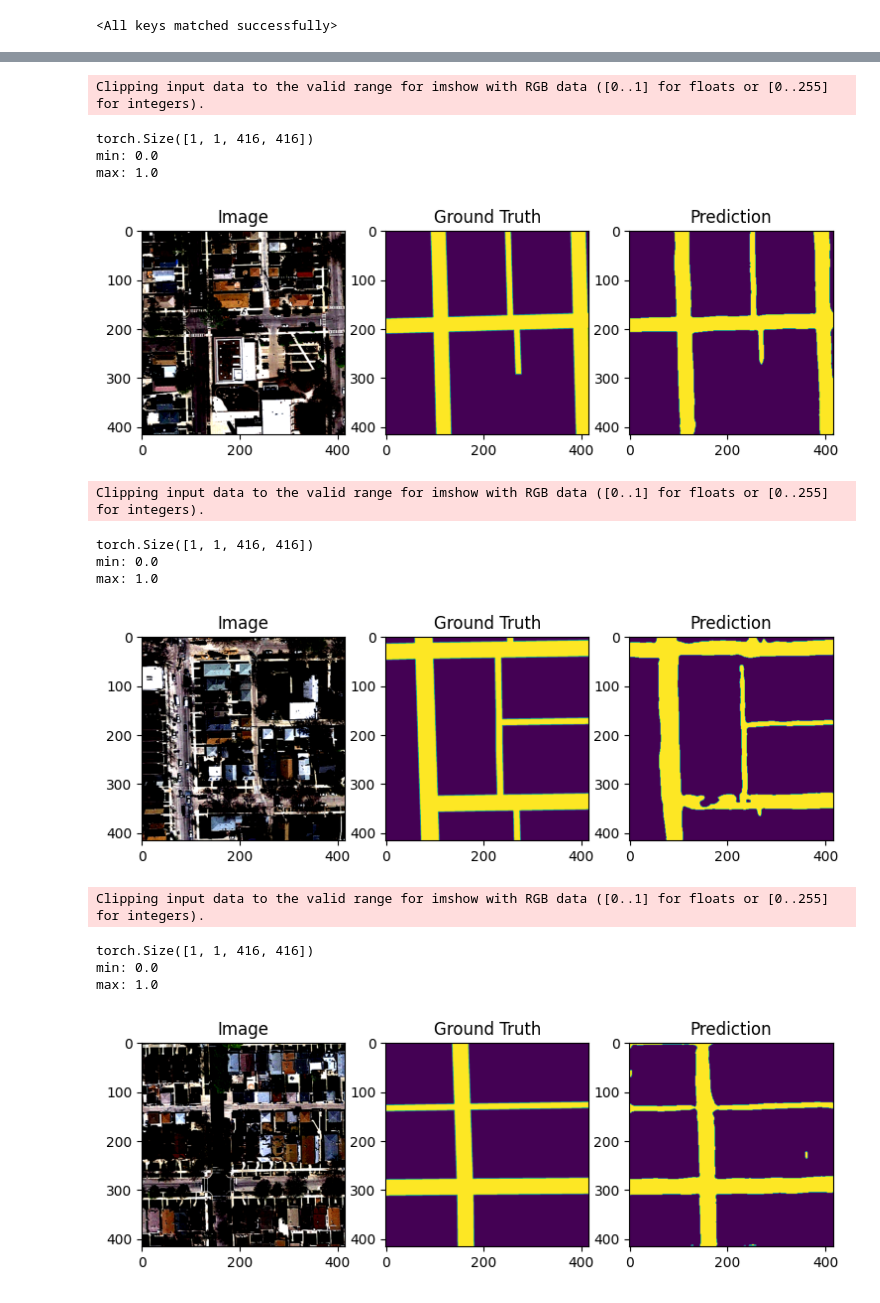
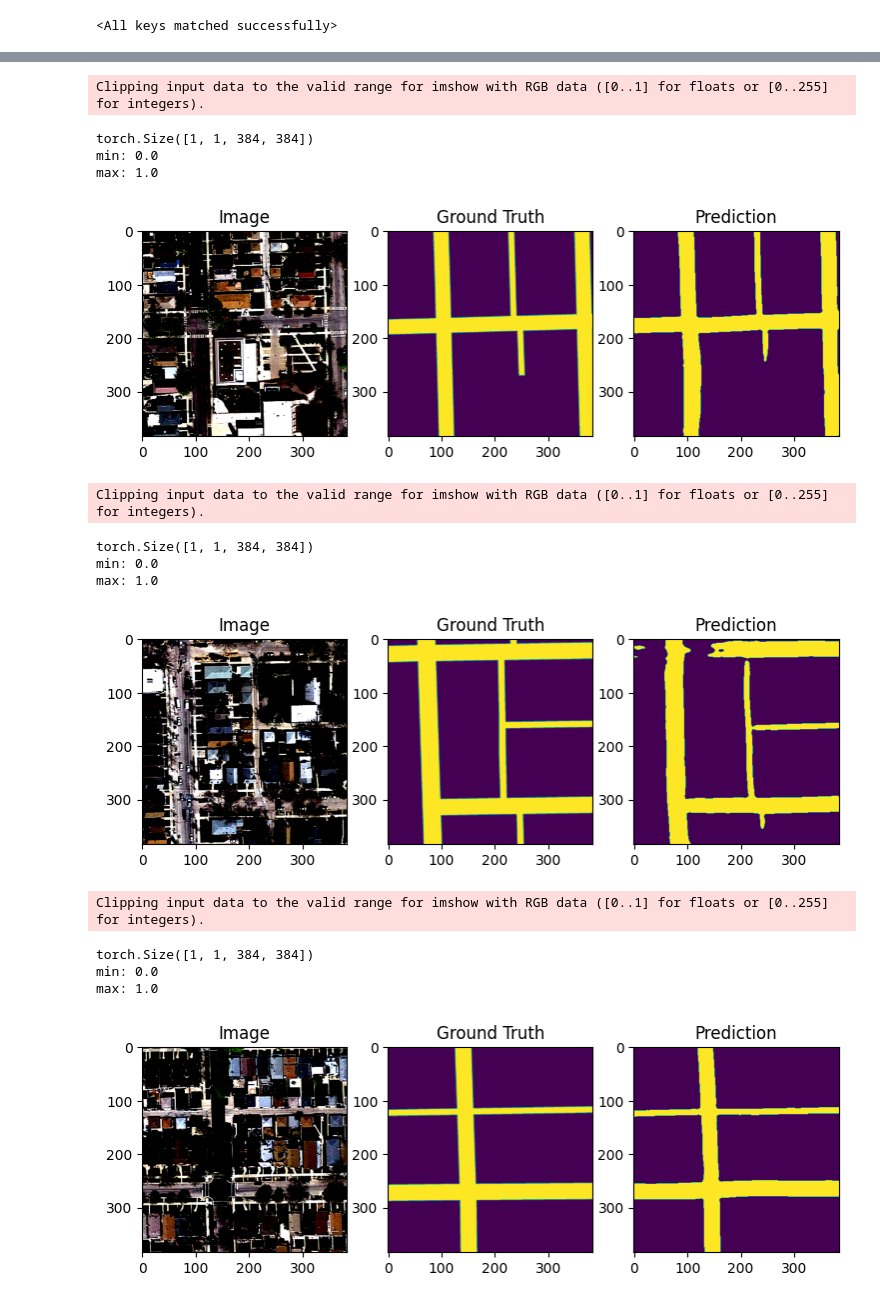
Before and after one commit to ilievanadezhda/CS-433-Road-Segmentation, a Jupyter notebook: notebooks/visualization.ipynb, the cells around one changed output, grey strips where cells are left out. Drawn from its saved outputs; the diff is of its cells as text; code cells hidden in the pictures.

```diff
--- a/notebooks/visualization.ipynb
+++ b/notebooks/visualization.ipynb
@@ -28,6 +35,6 @@ from models.DeepLabV3 import ResNet101
 # %%
 # select checkpoint
-MODEL = "models/checkpoints/unetv3-resnet50-normalization-BEST2.pt"
+MODEL = "models/checkpoints/unet-v3-effnet-flips-rotations.pt"
 # load checkpoint
 try:
     checkpoint = torch.load(MODEL)
@@ -73,5 +80,8 @@ image_transform = transforms.Compose(
 )
 # define gt tranform
 gt_transform = transforms.Compose(
-    [transforms.Resize((384, 384)), transforms.ToTensor()]
+    [
+        transforms.Resize((384, 384)),
+        transforms.ToTensor()
+    ]
 )
@@ -78,47 +90,56 @@ gt_transform = transforms.Compose(
 # %%
 # define threshold
-THR = 0.4
+THR = 0.5
+# define lists to store predictions and ground truths
+predictions = []
+groundtruths = []
 # visualize
-for K in range(10):
+for K in range(len(dataset)):
     # get image and ground truth
     image = image_transform(dataset[K][0])
     gt = gt_transform(dataset[K][1])
     # predict
+    # model.eval() # ONLY DEEPLAB
     prediction = model(image.unsqueeze(0))
     # apply sigmoid
     prediction = torch.sigmoid(prediction)
     prediction = (prediction > THR).float()
     print(prediction.shape)
     # convert to numpy array
     image = image.numpy().transpose(1, 2, 0)
     gt = gt.numpy().squeeze(0)
     prediction = prediction.detach().numpy().squeeze(0).squeeze(0)
+    # postprocess
+    # prediction = apply_morphological_operations(prediction)
     # print min and max value in prediction
     print("min:", np.min(prediction))
     print("max:", np.max(prediction))
     # plot
     fig, ax = plt.subplots(1, 3, figsize=(9, 3))
     ax[0].imshow(image)
     ax[0].set_title("Image")
     ax[1].imshow(gt)
     ax[1].set_title("Ground Truth")
     ax[2].imshow(prediction)
     ax[2].set_title("Prediction")
     plt.show()
+    # append predictions and ground truths for evaluation later
+    predictions.append(prediction)
+    groundtruths.append(gt)
 # %% [output]
 Clipping input data to the valid range for imshow with RGB data ([0..1] for floats or [0..255] for integers).
-torch.Size([1, 1, 416, 416])
+torch.Size([1, 1, 384, 384])
 min: 0.0
 max: 1.0
-[figure, old version]
+[figure, new version]
 Clipping input data to the valid range for imshow with RGB data ([0..1] for floats or [0..255] for integers).
-torch.Size([1, 1, 416, 416])
+torch.Size([1, 1, 384, 384])
 min: 0.0
 max: 1.0
-[figure, old version]
+[figure, new version]
 Clipping input data to the valid range for imshow with RGB data ([0..1] for floats or [0..255] for integers).
-torch.Size([1, 1, 416, 416])
+torch.Size([1, 1, 384, 384])
 min: 0.0
 max: 1.0
-[figure, old version]
+[figure, new version]
 Clipping input data to the valid range for imshow with RGB data ([0..1] for floats or [0..255] for integers).
```
Also changed, not shown: parts of 10 cells of this notebook.
